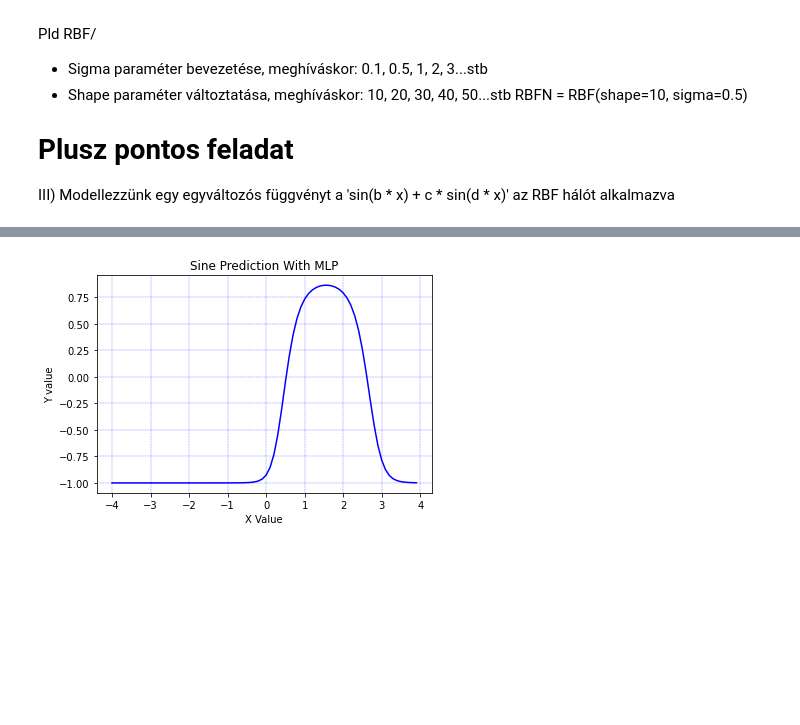
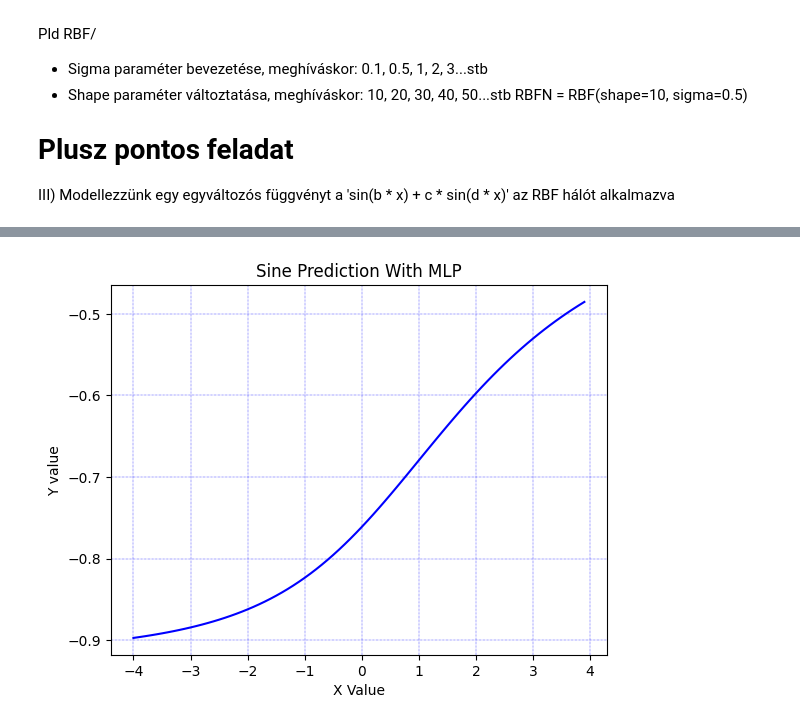
Before and after one commit to Actulus/MI, a Jupyter notebook: lab5/Lab5_RBF.ipynb, the cells around one changed output, grey strips where cells are left out. Drawn from its saved outputs; the diff is of its cells as text; code cells hidden in the pictures; blank space fills up the shorter version.

```diff
--- a/lab5/Lab5_RBF.ipynb
+++ b/lab5/Lab5_RBF.ipynb
@@ -80,7 +82,7 @@ MLP.add(Dense(10, input_dim=1, input_shape=(1,), activation='sigmoid'))
 MLP.add(Dense(1, activation='sigmoid'))
 
 MLP.compile(loss='mean_squared_error', optimizer='SGD', metrics=['mean_squared_error'])
-MLP.fit(x_train_MLP, y_train_MLP, epochs=100000, batch_size=8, verbose=0)
+MLP.fit(x_train_MLP, y_train_MLP, epochs=100, batch_size=8, verbose=1)
 
 predicted_MLP = 2 * MLP.predict(x_train_MLP) - 1
 
@@ -96,4 +114,4 @@ plt.show()
-[figure, old version]
+[figure, new version]
 # %%
 #RBF
 import numpy as np
```
Also changed, not shown: parts of 5 cells of this notebook.
